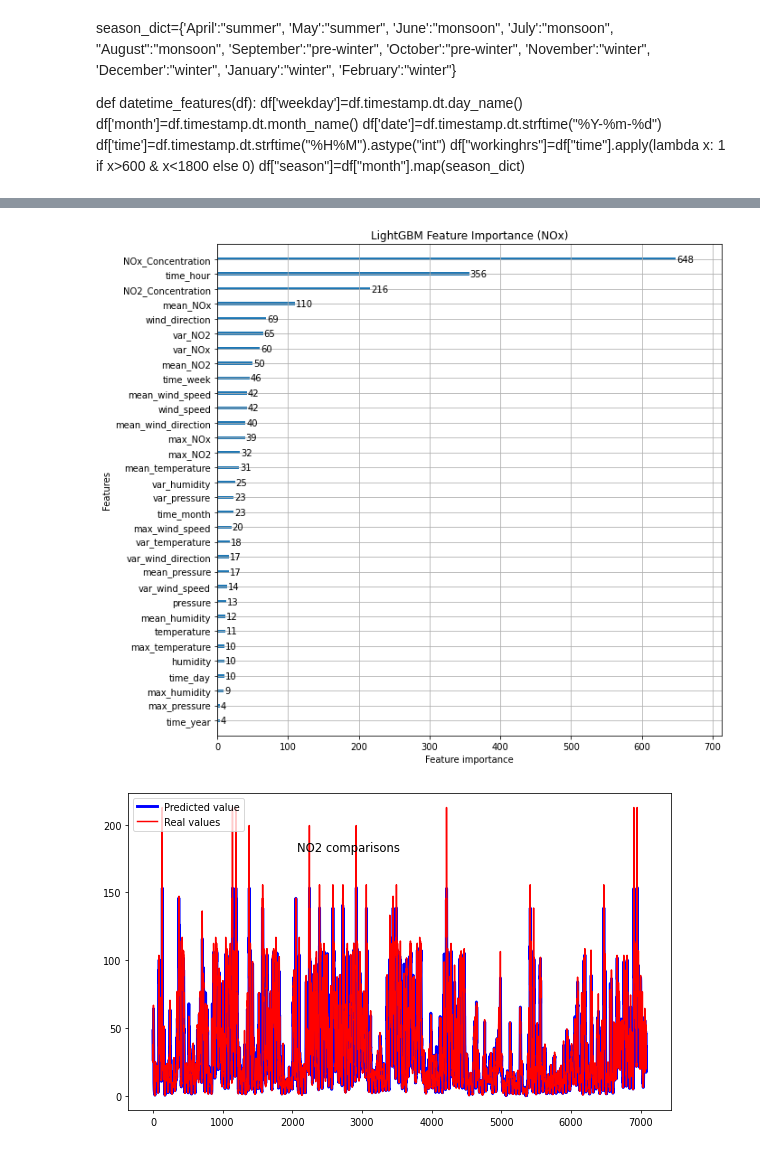
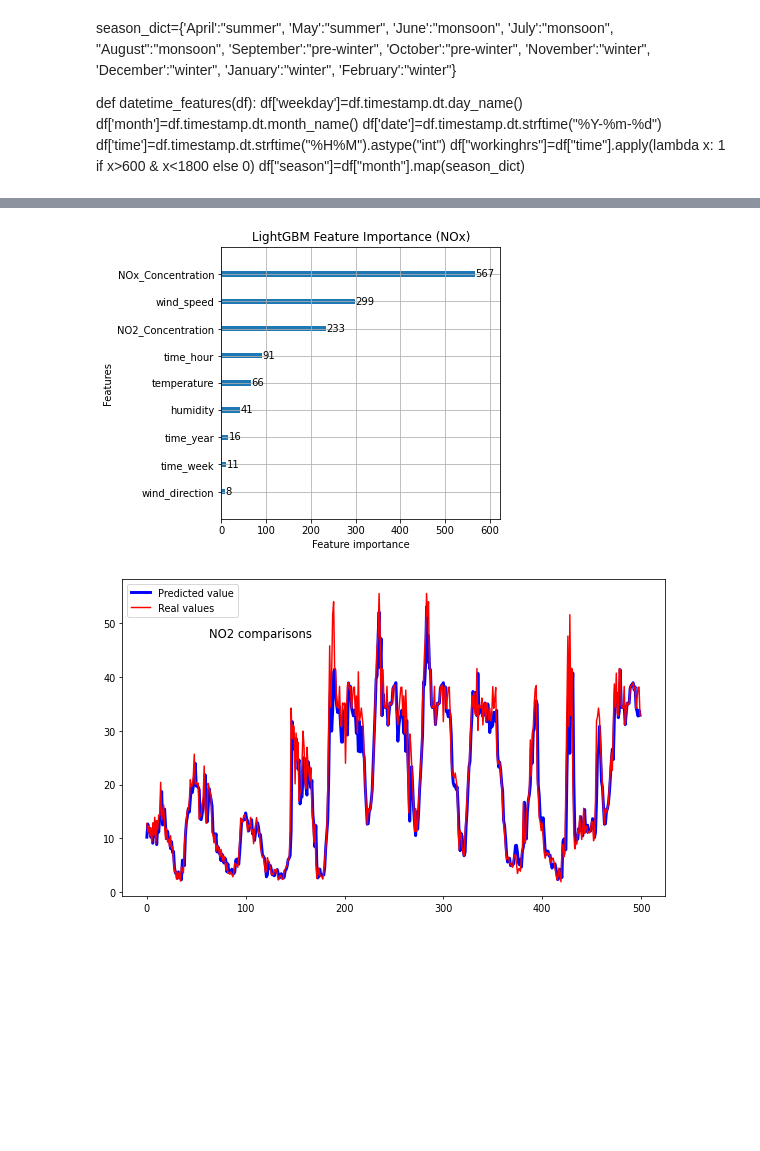
Before and after one commit to Wrafttex/BachelorProject, a Jupyter notebook: 4_Training_LightGBM_Model_Gade.ipynb, the cells around one changed output, grey strips where cells are left out. Drawn from its saved outputs; the diff is of its cells as text; code cells hidden in the pictures; blank space fills up the shorter version.

```diff
--- a/4_Training_LightGBM_Model_Gade.ipynb
+++ b/4_Training_LightGBM_Model_Gade.ipynb
@@ -232,17 +223,17 @@ realDF = pd.DataFrame({"Real_NO2":Y_Test_NO2,"Real_NOx":Y_Test_NOx})
 realDF.to_csv("LightGBM/AAl_G_Real.csv",index=False)
 # %%
 
-ax = lgb.plot_importance(gbmNO2,figsize=(10,10),importance_type="auto")
+ax = lgb.plot_importance(gbmNOx,figsize=(5,5),importance_type="auto")
 plt.title("LightGBM Feature Importance (NOx)")
 plt.show()
 # %% [output]
-[figure, old version]
+[figure, new version]
 # %%
 plt.figure(num=None,dpi=70, figsize=(10, 6),facecolor='w', edgecolor='k')
-plt.plot(predict_NOx[:336], "-b",linewidth=3,  label='Predicted value')
-plt.plot(Y_Test_NOx[:336], "-r", label='Real values', )
+plt.plot(predict_NO2[48:548], "-b",linewidth=3,  label='Predicted value')
+plt.plot(Y_Test_NO2[48:548], "-r", label='Real values', )
 plt.legend(loc="upper left")
-plt.title('NO2 comparisons', x=0.5, y=0.8, loc='right')
+plt.title('NO2 comparisons', x=0.35, y=0.8, loc='right')
 plt.show()
 # %% [output]
-[figure, old version]
+[figure, new version]
```
Also changed, not shown: parts of 16 cells of this notebook, 16 other files.
